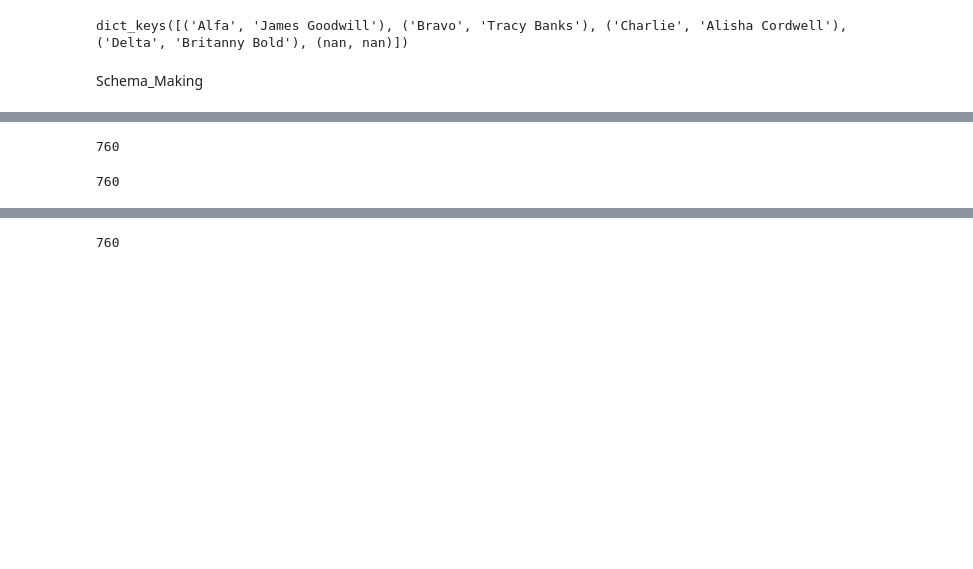
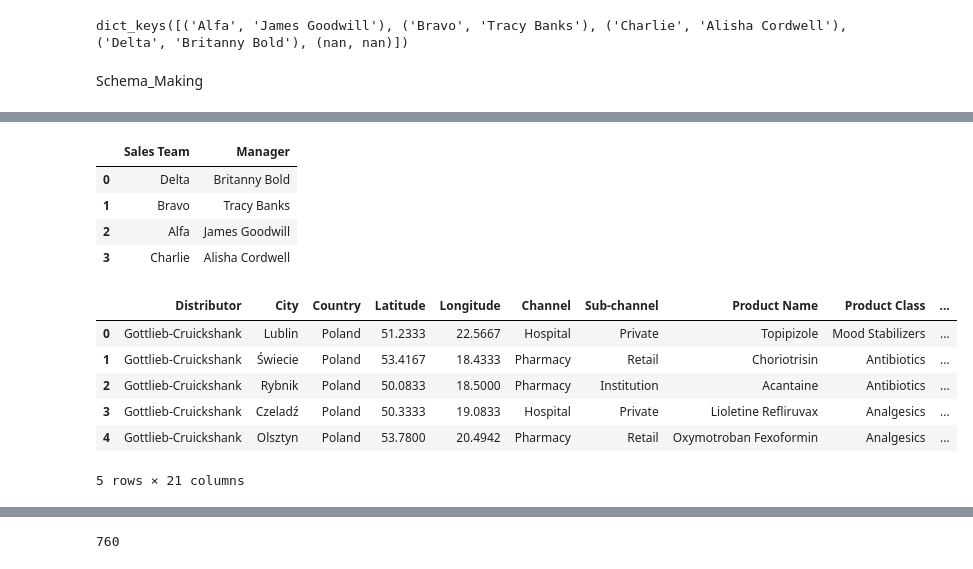
Before and after one commit to faizeraza/pharmaDE, a Jupyter notebook: pharmade/data-exploration.ipynb, the cells around one changed output, grey strips where cells are left out. Saved outputs shown, nothing was run; the diff lists cells and outputs as text; code cells hidden in the pictures; blank space fills up the shorter version.

```diff
--- a/pharmade/data-exploration.ipynb
+++ b/pharmade/data-exploration.ipynb
@@ -138,3 +136,6 @@ df_country = pharma_df['Country']
 # %%
+customer = pd.DataFrame({"Customer Name":pharma_df['Customer Name'].unique()})
+# customer.rename_axis("", axis=1, inplace=True)
+customer['Customer_ID'] = customer.index
 customer.to_sql('DIM-customer',postgresql_engine,if_exists='replace')
 # %% [output]
@@ -166,8 +191,22 @@ df_salserep.to_sql("DIM-sales-rep",postgresql_engine,if_exists='replace')
 # %%
+df_salseteam = pharma_df[['Sales Team', 'Manager']].drop_duplicates()[:-1].reset_index().drop('index',axis=1)
 df_salseteam.to_sql("DIM-sales-team",postgresql_engine,if_exists='replace')
+df_salseteam
 # %% [output]
-760
+|  | Sales Team | Manager |
+| 0 | Delta | Britanny Bold |
+| 1 | Bravo | Tracy Banks |
+| 2 | Alfa | James Goodwill |
+| 3 | Charlie | Alisha Cordwell |
 # %%
-df_channel.to_sql("DIM-channel",postgresql_engine,if_exists='replace')
+fact_table = pd.merge(pharma_df,customer,on="Customer Name",how='left')
+fact_table.drop('Customer Name',axis=1,inplace=True)
+fact_table.head()
 # %% [output]
+|  | Distributor | City | Country | Latitude | Longitude | Channel | Sub-channel | Product Name | Product Class | ... |
+| 0 | Gottlieb-Cruickshank | Lublin | Poland | 51.2333 | 22.5667 | Hospital | Private | Topipizole | Mood Stabilizers | ... |
+| 1 | Gottlieb-Cruickshank | Świecie | Poland | 53.4167 | 18.4333 | Pharmacy | Retail | Choriotrisin | Antibiotics | ... |
+| 2 | Gottlieb-Cruickshank | Rybnik | Poland | 50.0833 | 18.5000 | Pharmacy | Institution | Acantaine | Antibiotics | ... |
+| 3 | Gottlieb-Cruickshank | Czeladź | Poland | 50.3333 | 19.0833 | Hospital | Private | Lioletine Refliruvax | Analgesics | ... |
+| 4 | Gottlieb-Cruickshank | Olsztyn | Poland | 53.7800 | 20.4942 | Pharmacy | Retail | Oxymotroban Fexoformin | Analgesics | ... |
-760
+5 rows × 21 columns
```
Also changed, not shown: parts of 16 cells of this notebook, 7 other files.
